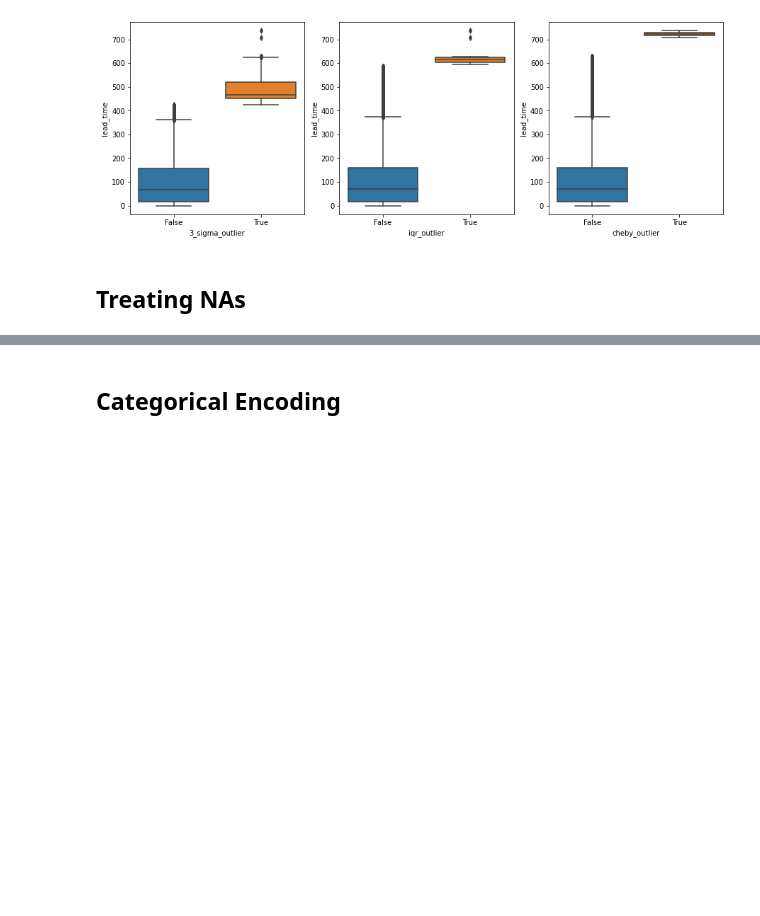
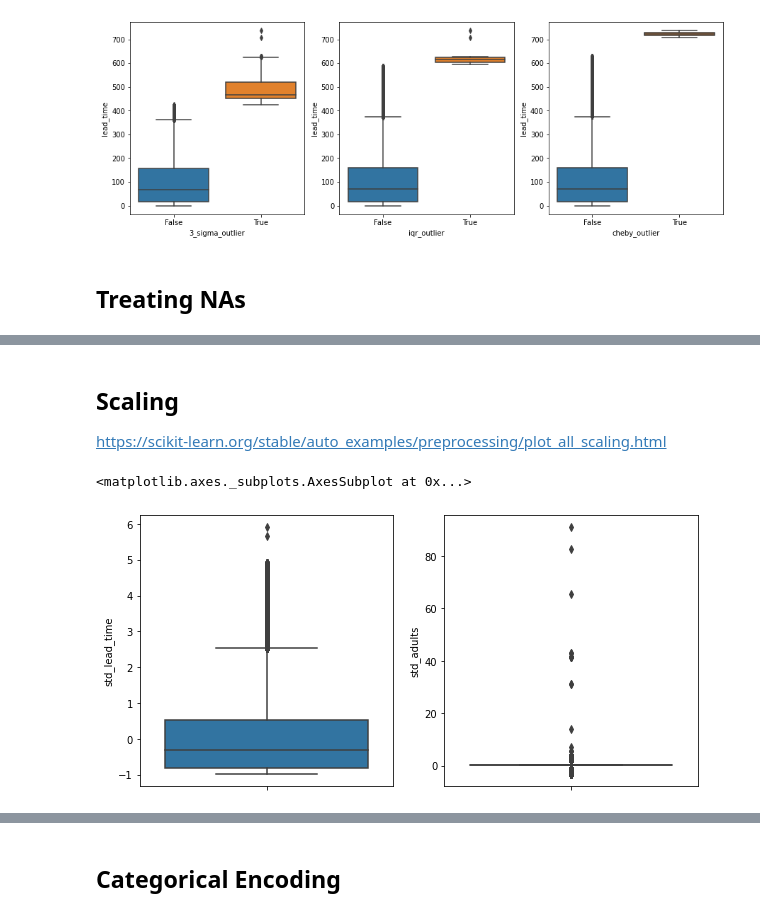
Before and after one commit to pedroteche-ih/DAFT_MEX_202209, a Jupyter notebook: ML Workflow.ipynb, the cells around one changed output, grey strips where cells are left out. Saved outputs shown, nothing was run; the diff lists cells and outputs as text; code cells hidden in the pictures; blank space fills up the shorter version.

```diff
--- a/ML Workflow.ipynb
+++ b/ML Workflow.ipynb
@@ -183,0 +218,4 @@ from sklearn.impute import SimpleImputer
+# %%
+tb_hotel = tb_hotel.drop(['company', 'agent'], axis = 1)
+# %%
+tb_hotel = tb_hotel.dropna( subset = ['country'], axis = 0)
@@ -183,0 +269,2 @@ from sklearn.impute import SimpleImputer
+# %%
+tb_hotel['children'] = tb_hotel['children'].fillna(0)
@@ -184,2 +291,17 @@ from sklearn.impute import SimpleImputer
+# %% [markdown]
+## Scaling
+
+https://scikit-learn.org/stable/auto_examples/preprocessing/plot_all_scaling.html
 # %%
 from sklearn.preprocessing import MinMaxScaler, StandardScaler, RobustScaler
+# %%
+tb_hotel['std_lead_time'] = (tb_hotel['lead_time'] - tb_hotel['lead_time'].mean())/tb_hotel['lead_time'].std()
+tb_hotel['std_adults'] = (tb_hotel['adults'] - tb_hotel['adults'].mean())/tb_hotel['adults'].std()
+tb_hotel['std_adr'] = (tb_hotel['adr'] - tb_hotel['adr'].mean())/tb_hotel['adr'].std()
+# %%
+fig, ax = plt.subplots(1, 2, figsize = (10, 5))
+sns.boxplot(data = tb_hotel, y = 'std_lead_time', ax= ax[0])
+sns.boxplot(data = tb_hotel, y = 'std_adults', ax= ax[1])
+# %% [output]
+<matplotlib.axes._subplots.AxesSubplot at 0x...>
+[figure, added]
```
Also changed, not shown: parts of 13 cells of this notebook.
